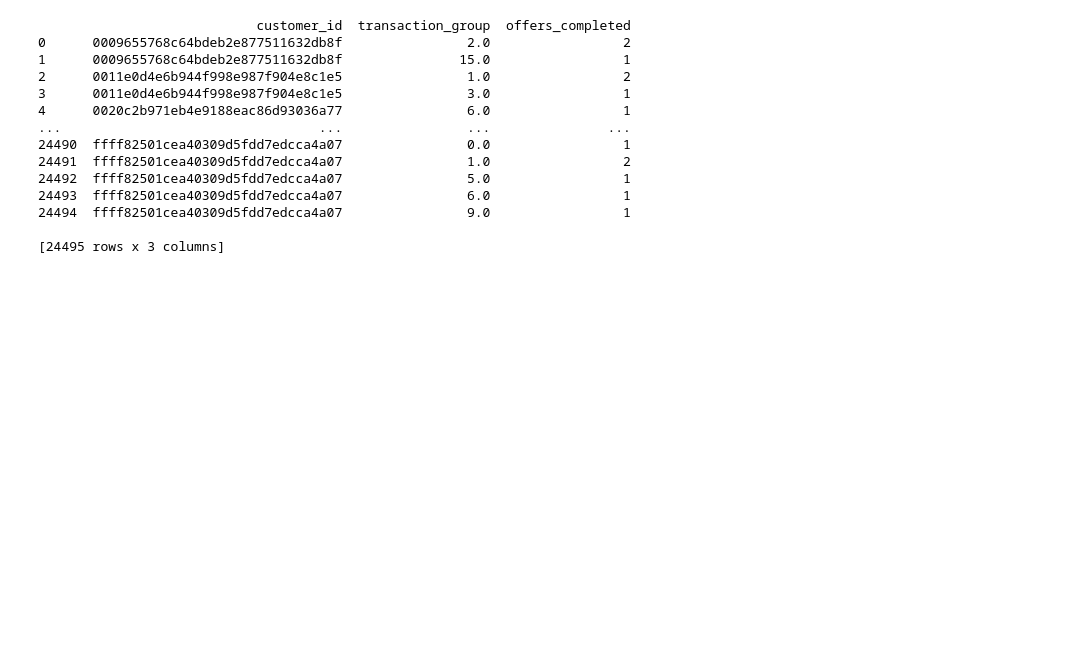
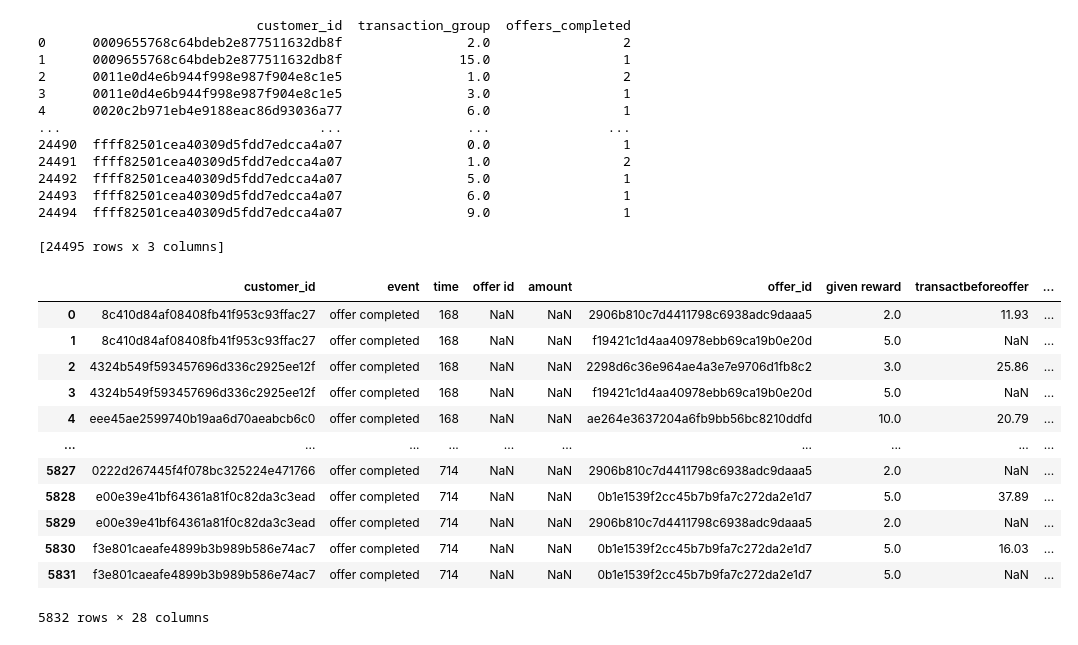
Before and after one commit to Koremm/Coffeeoffers, a Jupyter notebook: Coffee Offers Vscode.ipynb, the cells around one changed output. Cells and saved outputs as stored; diff of their text form; code cells hidden in the pictures; blank space fills up the shorter version.

Commit message:
Separated the multiple offers into dataframes

```diff
--- a/Coffee Offers Vscode.ipynb
+++ b/Coffee Offers Vscode.ipynb
@@ -725,3 +725,48 @@ print(result)
 24494  ffff82501cea40309d5fdd7edcca4a07                9.0                 1
 
 [24495 rows x 3 columns]
+# %%
+# Ensure clean indexing
+filtered_completedoffers_offers_trial = filtered_completedoffers_offers_trial.reset_index(drop=True)
+
+indices_to_move = []
+i = len(filtered_completedoffers_offers_trial) - 1
+
+while i >= 0:
+    # Look for a NaN in 'transactbeforeoffer'
+    if pd.isna(filtered_completedoffers_offers_trial.loc[i, 'transactbeforeoffer']):
+        group = []
+        # Collect NaNs going upward
+        while i >= 0 and pd.isna(filtered_completedoffers_offers_trial.loc[i, 'transactbeforeoffer']):
+            group.append(i)
+            i -= 1
+        # Collect the first non-NaN directly before the NaNs
+        if i >= 0 and not pd.isna(filtered_completedoffers_offers_trial.loc[i, 'transactbeforeoffer']):
+            group.append(i)
+            i -= 1
+            indices_to_move.extend(group)
+    else:
+        i -= 1
+
+# Sort to maintain row order
+indices_to_move = sorted(indices_to_move)
+
+# Create the two DataFrames
+moved_rows = filtered_completedoffers_offers_trial.loc[indices_to_move].copy().reset_index(drop=True)
+df_remaining = filtered_completedoffers_offers_trial.drop(index=indices_to_move).reset_index(drop=True)
+# %%
+moved_rows
+# %% [output]
+|  | customer_id | event | time | offer id | amount | offer_id | given reward | transactbeforeoffer | ... |
+| 0 | 8c410d84af08408fb41f953c93ffac27 | offer completed | 168 | NaN | NaN | 2906b810c7d4411798c6938adc9daaa5 | 2.0 | 11.93 | ... |
+| 1 | 8c410d84af08408fb41f953c93ffac27 | offer completed | 168 | NaN | NaN | f19421c1d4aa40978ebb69ca19b0e20d | 5.0 | NaN | ... |
+| 2 | 4324b549f593457696d336c2925ee12f | offer completed | 168 | NaN | NaN | 2298d6c36e964ae4a3e7e9706d1fb8c2 | 3.0 | 25.86 | ... |
+| 3 | 4324b549f593457696d336c2925ee12f | offer completed | 168 | NaN | NaN | f19421c1d4aa40978ebb69ca19b0e20d | 5.0 | NaN | ... |
+| 4 | eee45ae2599740b19aa6d70aeabcb6c0 | offer completed | 168 | NaN | NaN | ae264e3637204a6fb9bb56bc8210ddfd | 10.0 | 20.79 | ... |
+| ... | ... | ... | ... | ... | ... | ... | ... | ... | ... |
+| 5827 | 0222d267445f4f078bc325224e471766 | offer completed | 714 | NaN | NaN | 2906b810c7d4411798c6938adc9daaa5 | 2.0 | NaN | ... |
+| 5828 | e00e39e41bf64361a81f0c82da3c3ead | offer completed | 714 | NaN | NaN | 0b1e1539f2cc45b7b9fa7c272da2e1d7 | 5.0 | 37.89 | ... |
+| 5829 | e00e39e41bf64361a81f0c82da3c3ead | offer completed | 714 | NaN | NaN | 2906b810c7d4411798c6938adc9daaa5 | 2.0 | NaN | ... |
+| 5830 | f3e801caeafe4899b3b989b586e74ac7 | offer completed | 714 | NaN | NaN | 0b1e1539f2cc45b7b9fa7c272da2e1d7 | 5.0 | 16.03 | ... |
+| 5831 | f3e801caeafe4899b3b989b586e74ac7 | offer completed | 714 | NaN | NaN | 0b1e1539f2cc45b7b9fa7c272da2e1d7 | 5.0 | NaN | ... |
+5832 rows × 28 columns
```
Also changed, not shown: parts of 1 cell of this notebook.
